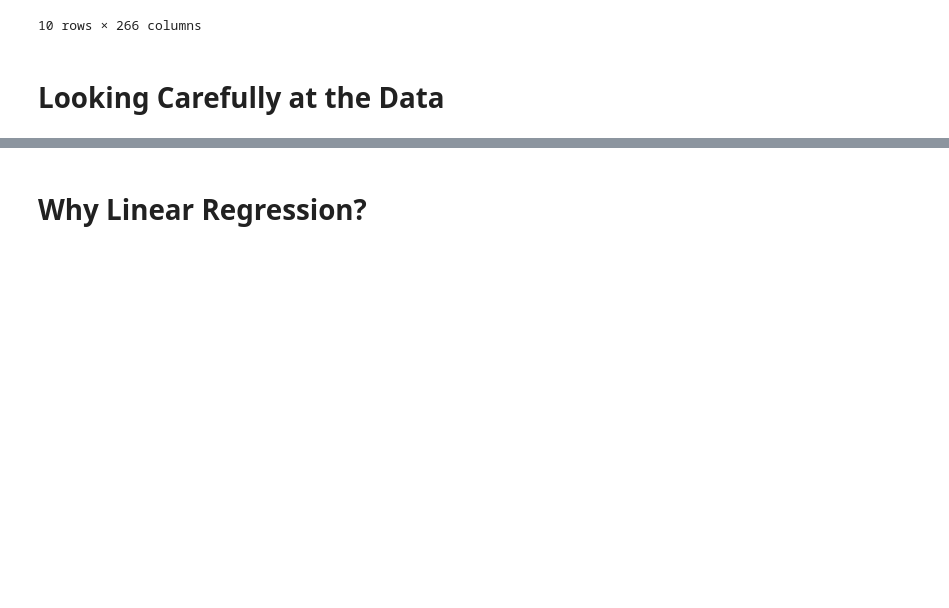
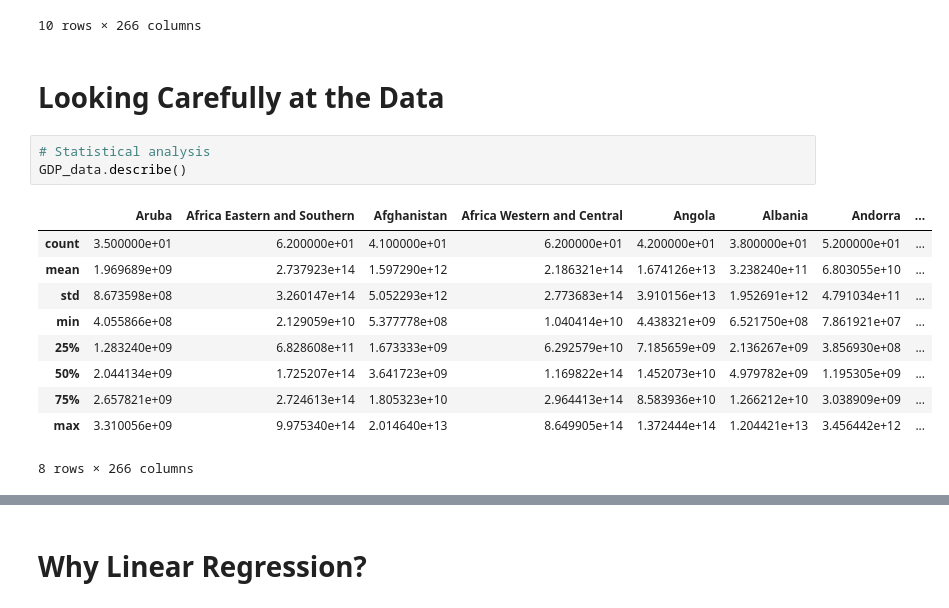
Before and after one commit to leonardoSaaads/Economy, a Jupyter notebook: DataProcessing/ARGDPG.ipynb, the cells around one changed output, grey strips where cells are left out. Cells and saved outputs as stored; diff of their text form; blank space fills up the shorter version.

```diff
--- a/DataProcessing/ARGDPG.ipynb
+++ b/DataProcessing/ARGDPG.ipynb
@@ -27,6 +27,20 @@ GDP_data.head(10)
 10 rows × 266 columns
 # %% [markdown]
 # Looking Carefully at the Data
+# %%
+# Statistical analysis
+GDP_data.describe()
+# %% [output]
+|  | Aruba | Africa Eastern and Southern | Afghanistan | Africa Western and Central | Angola | Albania | Andorra | ... |
+| count | 3.500000e+01 | 6.200000e+01 | 4.100000e+01 | 6.200000e+01 | 4.200000e+01 | 3.800000e+01 | 5.200000e+01 | ... |
+| mean | 1.969689e+09 | 2.737923e+14 | 1.597290e+12 | 2.186321e+14 | 1.674126e+13 | 3.238240e+11 | 6.803055e+10 | ... |
+| std | 8.673598e+08 | 3.260147e+14 | 5.052293e+12 | 2.773683e+14 | 3.910156e+13 | 1.952691e+12 | 4.791034e+11 | ... |
+| min | 4.055866e+08 | 2.129059e+10 | 5.377778e+08 | 1.040414e+10 | 4.438321e+09 | 6.521750e+08 | 7.861921e+07 | ... |
+| 25% | 1.283240e+09 | 6.828608e+11 | 1.673333e+09 | 6.292579e+10 | 7.185659e+09 | 2.136267e+09 | 3.856930e+08 | ... |
+| 50% | 2.044134e+09 | 1.725207e+14 | 3.641723e+09 | 1.169822e+14 | 1.452073e+10 | 4.979782e+09 | 1.195305e+09 | ... |
+| 75% | 2.657821e+09 | 2.724613e+14 | 1.805323e+10 | 2.964413e+14 | 8.583936e+10 | 1.266212e+10 | 3.038909e+09 | ... |
+| max | 3.310056e+09 | 9.975340e+14 | 2.014640e+13 | 8.649905e+14 | 1.372444e+14 | 1.204421e+13 | 3.456442e+12 | ... |
+8 rows × 266 columns
 # %%
 # GDP of the World per year
 plt.figure(figsize=(12, 5))
```
Also changed, not shown: parts of 4 cells of this notebook, 1 other file.
